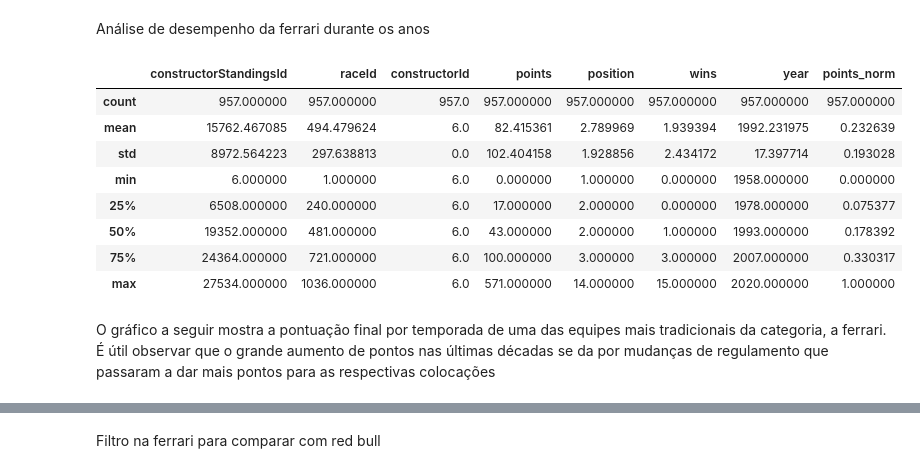
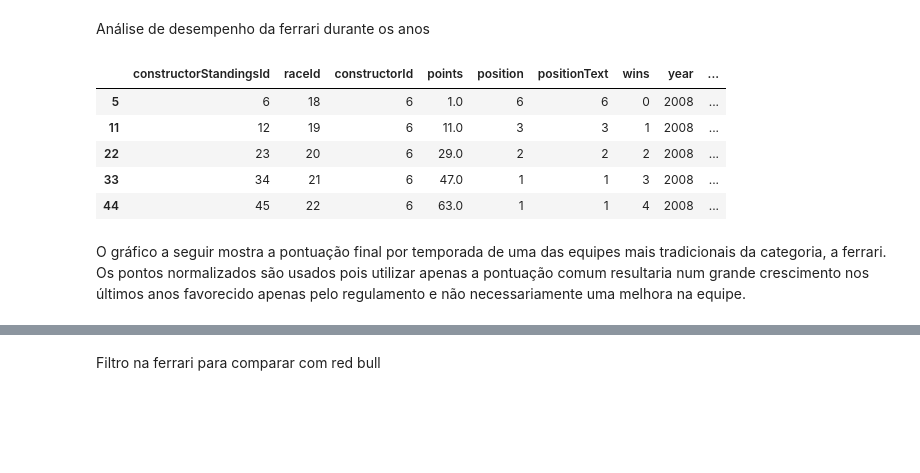
Before and after one commit to cdbm/F1DataAnalysis, a Jupyter notebook: data.ipynb, the cells around one changed output, grey strips where cells are left out. Drawn from its saved outputs; the diff is of its cells as text; code cells hidden in the pictures; blank space fills up the shorter version.

```diff
--- a/data.ipynb
+++ b/data.ipynb
@@ -291,19 +229,16 @@ Análise de desempenho da ferrari durante os anos
 # %%
 ferrari_standings=constructor_standings[constructor_standings.constructorId == 6]
 ferrari_standings.sort_values(by="raceId")
-ferrari_standings.describe()
+ferrari_standings.head()
 # %% [output]
-|  | constructorStandingsId | raceId | constructorId | points | position | wins | year | points_norm |
-| count | 957.000000 | 957.000000 | 957.0 | 957.000000 | 957.000000 | 957.000000 | 957.000000 | 957.000000 |
-| mean | 15762.467085 | 494.479624 | 6.0 | 82.415361 | 2.789969 | 1.939394 | 1992.231975 | 0.232639 |
-| std | 8972.564223 | 297.638813 | 0.0 | 102.404158 | 1.928856 | 2.434172 | 17.397714 | 0.193028 |
-| min | 6.000000 | 1.000000 | 6.0 | 0.000000 | 1.000000 | 0.000000 | 1958.000000 | 0.000000 |
-| 25% | 6508.000000 | 240.000000 | 6.0 | 17.000000 | 2.000000 | 0.000000 | 1978.000000 | 0.075377 |
-| 50% | 19352.000000 | 481.000000 | 6.0 | 43.000000 | 2.000000 | 1.000000 | 1993.000000 | 0.178392 |
-| 75% | 24364.000000 | 721.000000 | 6.0 | 100.000000 | 3.000000 | 3.000000 | 2007.000000 | 0.330317 |
-| max | 27534.000000 | 1036.000000 | 6.0 | 571.000000 | 14.000000 | 15.000000 | 2020.000000 | 1.000000 |
+|  | constructorStandingsId | raceId | constructorId | points | position | positionText | wins | year | ... |
+| 5 | 6 | 18 | 6 | 1.0 | 6 | 6 | 0 | 2008 | ... |
+| 11 | 12 | 19 | 6 | 11.0 | 3 | 3 | 1 | 2008 | ... |
+| 22 | 23 | 20 | 6 | 29.0 | 2 | 2 | 2 | 2008 | ... |
+| 33 | 34 | 21 | 6 | 47.0 | 1 | 1 | 3 | 2008 | ... |
+| 44 | 45 | 22 | 6 | 63.0 | 1 | 1 | 4 | 2008 | ... |
 # %% [markdown]
-O gráfico a seguir mostra a pontuação final por temporada de uma das equipes mais tradicionais da categoria, a ferrari. É útil observar que o grande aumento de pontos nas últimas décadas se da por mudanças de regulamento que passaram a dar mais pontos para as respectivas colocações
+O gráfico a seguir mostra a pontuação final por temporada de uma das equipes mais tradicionais da categoria, a ferrari. Os pontos normalizados são usados pois utilizar apenas a pontuação comum resultaria num grande crescimento nos últimos anos favorecido apenas pelo regulamento e não necessariamente uma melhora na equipe.
 # %%
 ferrari_standings["year"] = ferrari_standings.raceId.map(races.set_index("raceId")["year"])
 ferrari_2019 = ferrari_standings[ferrari_standings.year == 2019]
```
Also changed, not shown: parts of 31 cells of this notebook.
